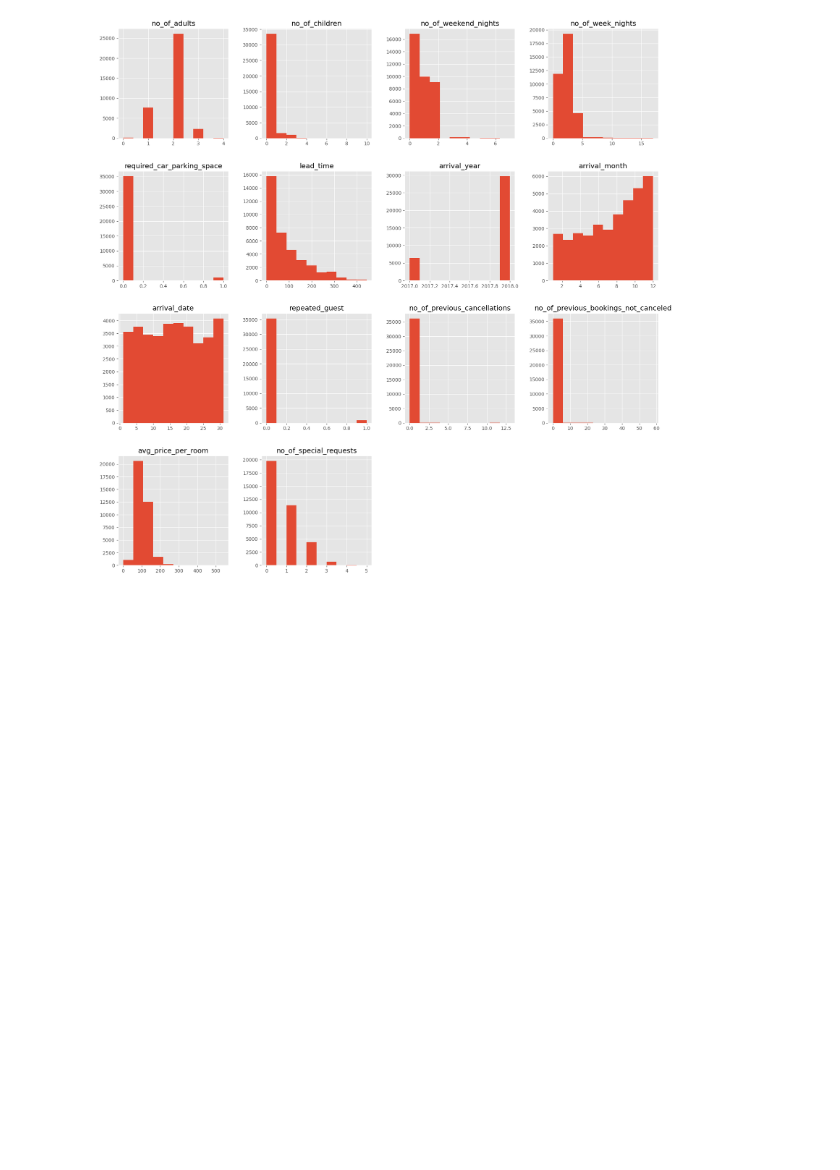
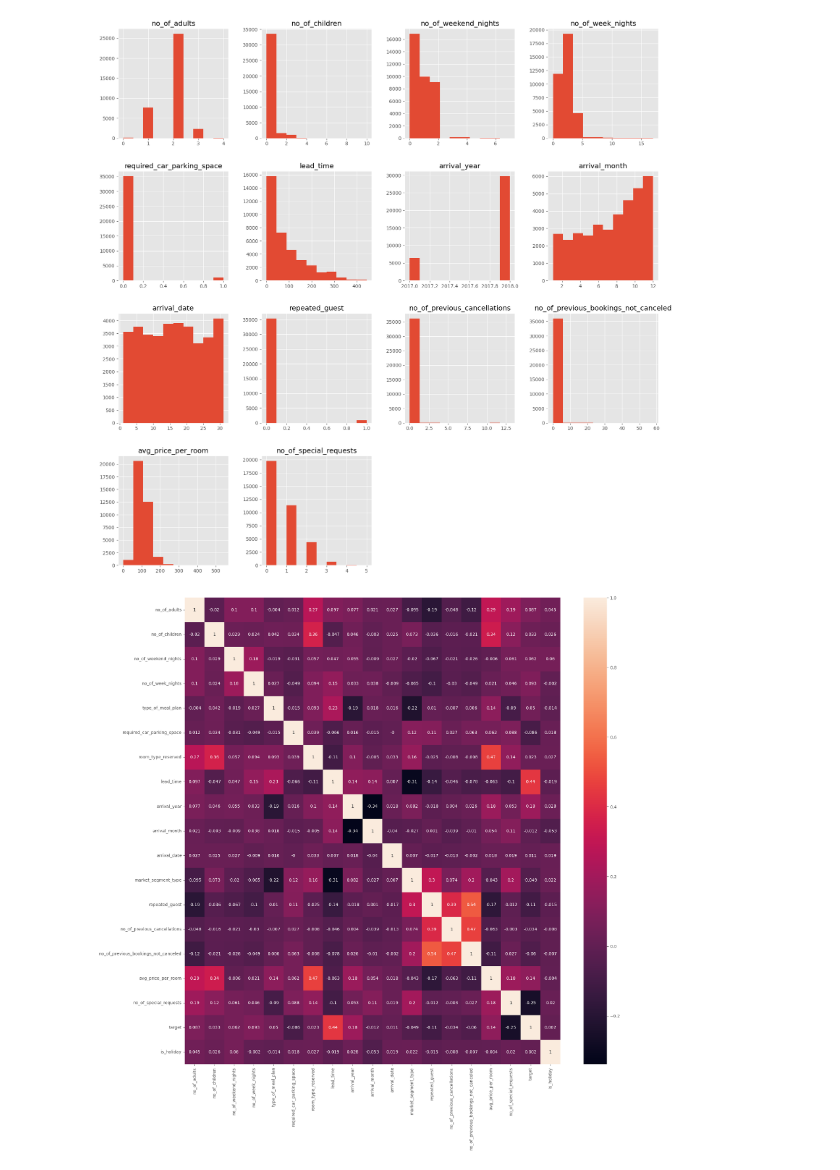
Before and after one commit to snairvasudev/Case-Study-CE880, a Jupyter notebook: CE880-Resit-March_Code.ipynb, the cells around one changed output. Drawn from its saved outputs; the diff is of its cells as text; code cells hidden in the pictures; blank space fills up the shorter version.

```diff
--- a/CE880-Resit-March_Code.ipynb
+++ b/CE880-Resit-March_Code.ipynb
@@ -493,7 +493,7 @@ train_data.room_type_reserved.unique()
 array(['Room_Type 1', 'Room_Type 4', 'Room_Type 2', 'Room_Type 5',
        'Room_Type 6', 'Room_Type 7', 'Room_Type 3'], dtype=object)
 # %%
-train_data =train_data.replace({"type_of_meal_plan": {"Not Selected":0,"Meal Plan 1": 1, "Meal Plan 2": 2, "Meal Plan 3" : 3, "Meal Plan 4": 4, "Meal Plan 5" : 5, "Meal Plan 6" : 6, "Meal Plan 7" : 7},"market_segment": {"Offline": 0, "Online": 1, "Corporate": 2, "Aviation": 3, "Complementary": 4},"room_type_reserved":{'Room_Type 1': 1, 'Room_Type 2': 2, 'Room_Type 3': 3, 'Room_Type 4': 4,
+train_data =train_data.replace({"type_of_meal_plan": {"Not Selected":0,"Meal Plan 1": 1, "Meal Plan 2": 2, "Meal Plan 3" : 3, "Meal Plan 4": 4, "Meal Plan 5" : 5, "Meal Plan 6" : 6, "Meal Plan 7" : 7},"market_segment_type": {"Offline": 0, "Online": 1, "Corporate": 2, "Aviation": 3, "Complementary": 4},"room_type_reserved":{'Room_Type 1': 1, 'Room_Type 2': 2, 'Room_Type 3': 3, 'Room_Type 4': 4,
        'Room_Type 5': 5, 'Room_Type 6': 6, 'Room_Type 7': 7}, "booking_status":{"Canceled":1,"Not_Canceled":0},"is_holiday":{False:0, True:1}})
 # %%
 train_data = train_data.rename(columns = {'booking_status': 'target'})
@@ -523,3 +523,9 @@ p = data_new.hist(figsize = (20,20))
 [figure]
 # %%
 from sklearn.model_selection import GridSearchCV
+# %%
+plt.figure(figsize=(20,20))
+sns.heatmap(round(train_data.corr(),3),annot=True)
+plt.show()
+# %% [output]
+[figure, added]
```
Also changed, not shown: parts of 17 cells of this notebook.
